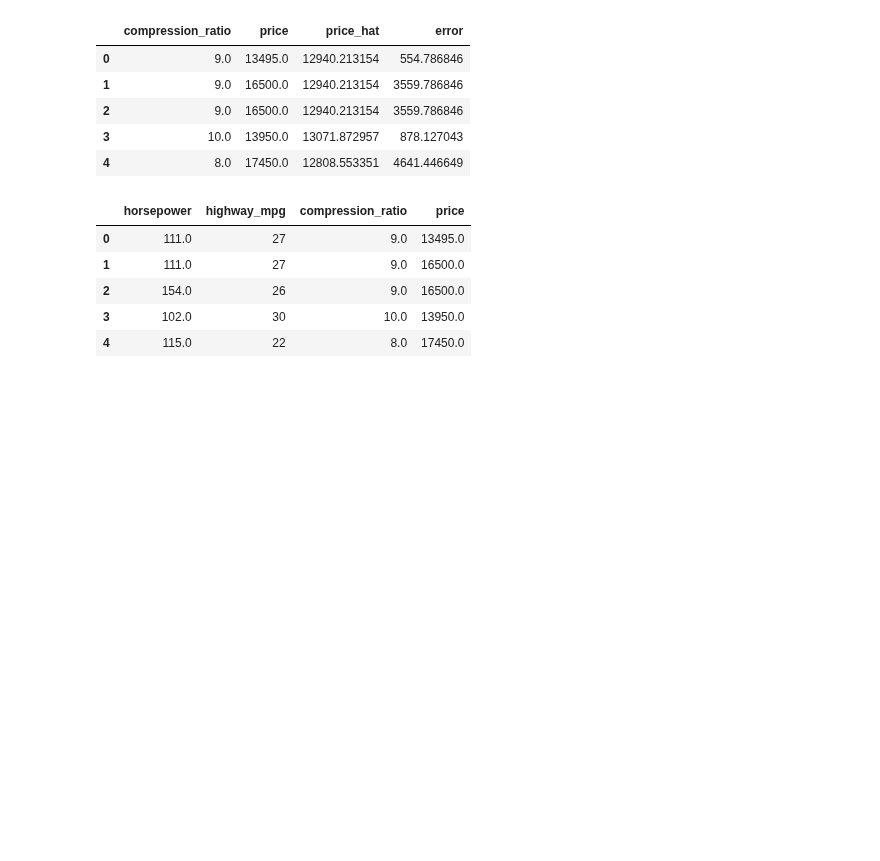
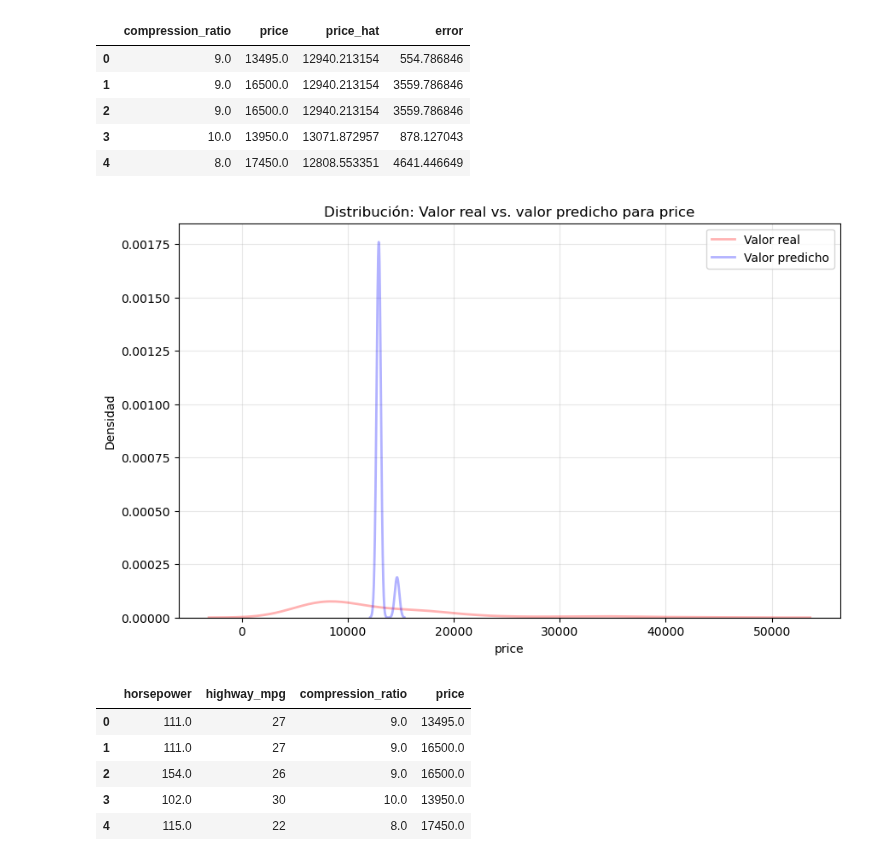
Before and after one commit to jgomezz/cpe_ciencia_datos_python, a Jupyter notebook: mod3_analitica_datos_python/semana_03_desarrollo_modelo.ipynb, the cells around one changed output. Drawn from its saved outputs; the diff is of its cells as text; code cells hidden in the pictures; blank space fills up the shorter version.

```diff
--- a/mod3_analitica_datos_python/semana_03_desarrollo_modelo.ipynb
+++ b/mod3_analitica_datos_python/semana_03_desarrollo_modelo.ipynb
@@ -603,6 +613,11 @@ df3.head()
 | 2 | 9.0 | 16500.0 | 12940.213154 | 3559.786846 |
 | 3 | 10.0 | 13950.0 | 13071.872957 | 878.127043 |
 | 4 | 8.0 | 17450.0 | 12808.553351 | 4641.446649 |
+# %%
+y_real = df3['price']  # Valores reales
+graph(y_real, y_pred)
+# %% [output]
+[figure, added]
 # %%
 df4 = df[['horsepower','highway-mpg','compression-ratio','price']]
 df4 = df4.rename(columns={'highway-mpg': 'highway_mpg',
```
Also changed, not shown: parts of 8 cells of this notebook.
